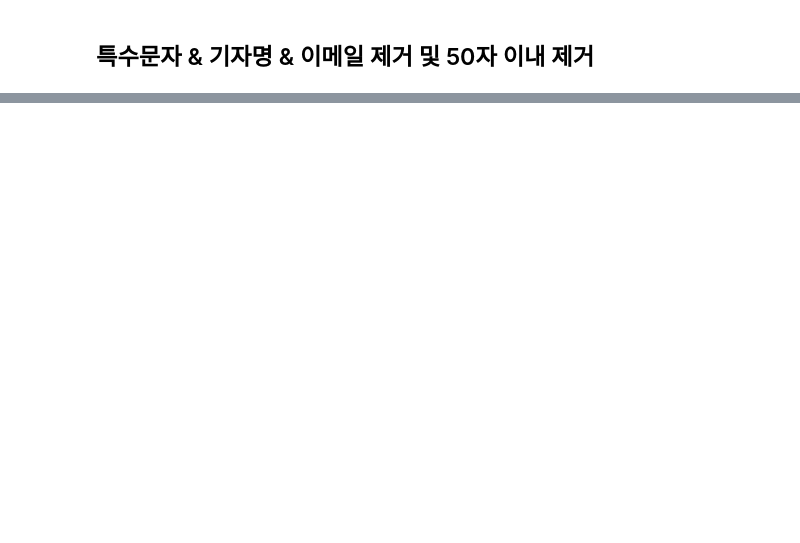
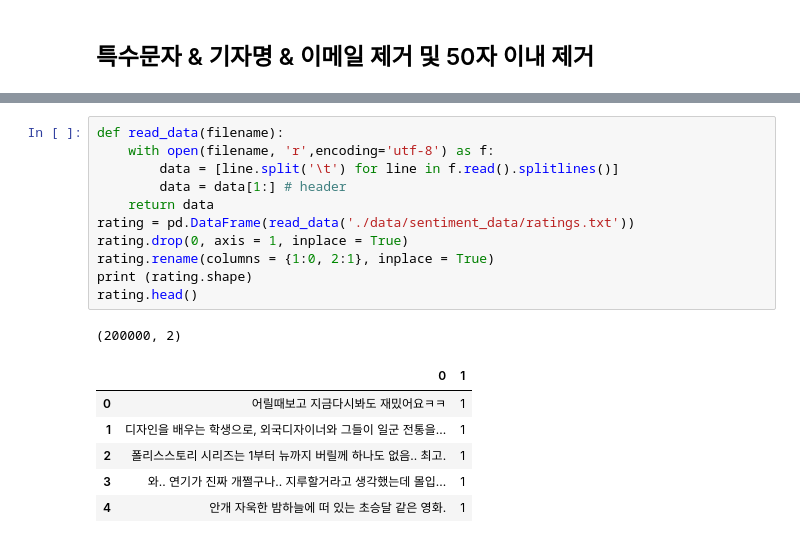
Before and after one commit to buenhyden/Private_Project, a Jupyter notebook: personal_project/Preprocessing_for_Sentiment_Analysis.ipynb, the cells around one changed output, grey strips where cells are left out. Cells and saved outputs as stored; diff of their text form; blank space fills up the shorter version.

```diff
--- a/personal_project/Preprocessing_for_Sentiment_Analysis.ipynb
+++ b/personal_project/Preprocessing_for_Sentiment_Analysis.ipynb
@@ -429,0 +442,19 @@ newsSentence.head()
+# %%
+def read_data(filename):
+    with open(filename, 'r',encoding='utf-8') as f:
+        data = [line.split('\t') for line in f.read().splitlines()]
+        data = data[1:] # header
+    return data
+rating = pd.DataFrame(read_data('./data/sentiment_data/ratings.txt'))
+rating.drop(0, axis = 1, inplace = True)
+rating.rename(columns = {1:0, 2:1}, inplace = True)
+print (rating.shape)
+rating.head()
+# %% [output]
+(200000, 2)
+|  | 0 | 1 |
+| 0 | 어릴때보고 지금다시봐도 재밌어요ㅋㅋ | 1 |
+| 1 | 디자인을 배우는 학생으로, 외국디자이너와 그들이 일군 전통을... | 1 |
+| 2 | 폴리스스토리 시리즈는 1부터 뉴까지 버릴께 하나도 없음.. 최고. | 1 |
+| 3 | 와.. 연기가 진짜 개쩔구나.. 지루할거라고 생각했는데 몰입... | 1 |
+| 4 | 안개 자욱한 밤하늘에 떠 있는 초승달 같은 영화. | 1 |
```
Also changed, not shown: parts of 19 cells of this notebook, 2 other files.
